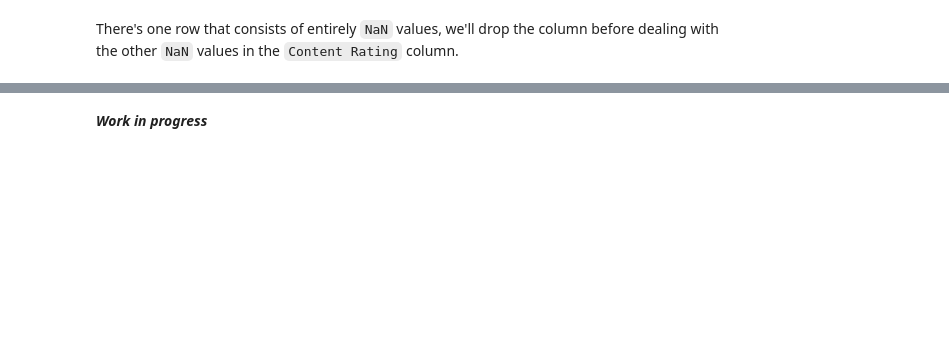
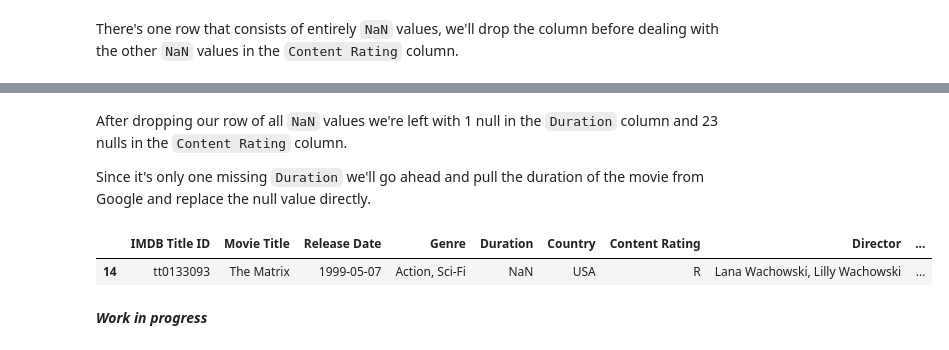
Before and after one commit to JorMir/imdb_data_cleaning, a Jupyter notebook: Dataset Cleaning.ipynb, the cells around one changed output, grey strips where cells are left out. Saved outputs shown, nothing was run; the diff lists cells and outputs as text; code cells hidden in the pictures; blank space fills up the shorter version.

Commit message:
Filling in movie duration

```diff
--- a/Dataset Cleaning.ipynb
+++ b/Dataset Cleaning.ipynb
@@ -216,0 +201,9 @@ dtype: int64
+# %%
+# Dropping the row consisting of all NaNs
+movies_df.drop(index=13, inplace=True)
+
+# Resetting the index
+movies_df.reset_index(inplace=True)
+
+# Seeing the remaining null values across all columns
+movies_df.isna().sum()
@@ -217,2 +223,12 @@ dtype: int64
+# %% [markdown]
+After dropping our row of all `NaN` values we're left with 1 null in the `Duration` column and 23 nulls in the `Content Rating` column.
+
+Since it's only one missing `Duration` we'll go ahead and pull the duration of the movie from Google and replace the null value directly.
+# %%
+# Finding the movie with a missing duration
+movies_df[movies_df['Duration'].isna()]
+# %% [output]
+|  | IMDB Title ID | Movie Title | Release Date | Genre | Duration | Country | Content Rating | Director | ... |
+| 14 | tt0133093 | The Matrix | 1999-05-07 | Action, Sci-Fi | NaN | USA | R | Lana Wachowski, Lilly Wachowski | ... |
 # %% [markdown]
 ***Work in progress***
```
Also changed, not shown: parts of 4 cells of this notebook.
